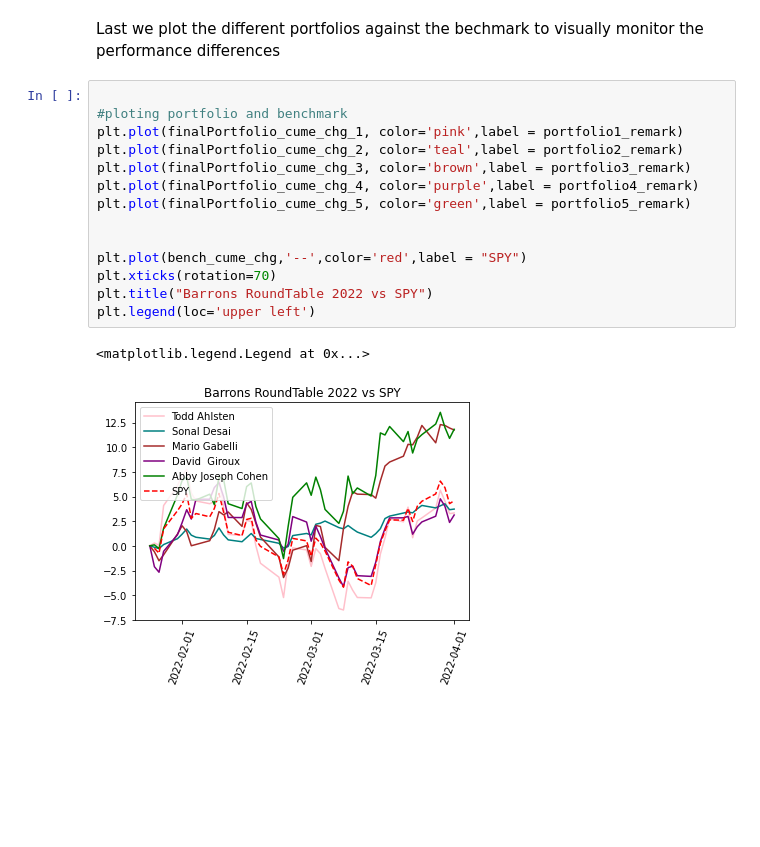
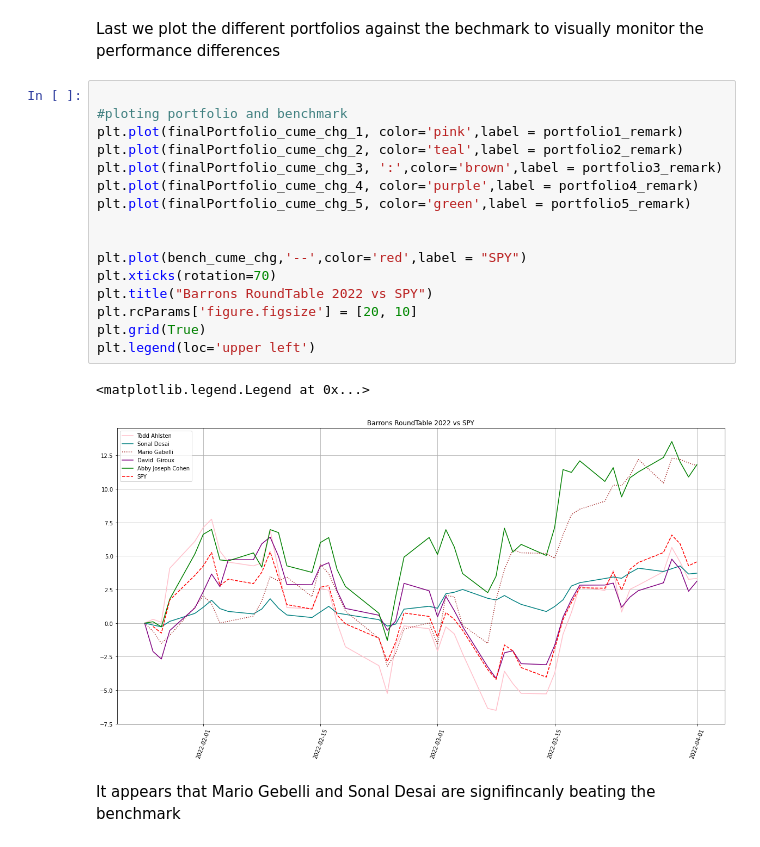
Before and after one commit to sjosephnyc1987/public_ipython_Notebooks, a Jupyter notebook: Barrons_Roundtable_2022_Tracker.ipynb, the cells around one changed output. Cells and saved outputs as stored; diff of their text form; blank space fills up the shorter version.

```diff
--- a/Barrons_Roundtable_2022_Tracker.ipynb
+++ b/Barrons_Roundtable_2022_Tracker.ipynb
@@ -218,17 +218,21 @@ Last we plot the different portfolios against the bechmark to visually monitor t
 # %%
 
 #ploting portfolio and benchmark
 plt.plot(finalPortfolio_cume_chg_1, color='pink',label = portfolio1_remark)
 plt.plot(finalPortfolio_cume_chg_2, color='teal',label = portfolio2_remark)
-plt.plot(finalPortfolio_cume_chg_3, color='brown',label = portfolio3_remark)
+plt.plot(finalPortfolio_cume_chg_3, ':',color='brown',label = portfolio3_remark)
 plt.plot(finalPortfolio_cume_chg_4, color='purple',label = portfolio4_remark)
 plt.plot(finalPortfolio_cume_chg_5, color='green',label = portfolio5_remark)
 
 
 plt.plot(bench_cume_chg,'--',color='red',label = "SPY")
 plt.xticks(rotation=70)
 plt.title("Barrons RoundTable 2022 vs SPY")
+plt.rcParams['figure.figsize'] = [20, 10]
+plt.grid(True)
 plt.legend(loc='upper left')
 # %% [output]
 <matplotlib.legend.Legend at 0x...>
-[figure, old version]
+[figure, new version]
+# %% [markdown]
+It appears that Mario Gebelli and Sonal Desai are signifincanly beating the benchmark
```
